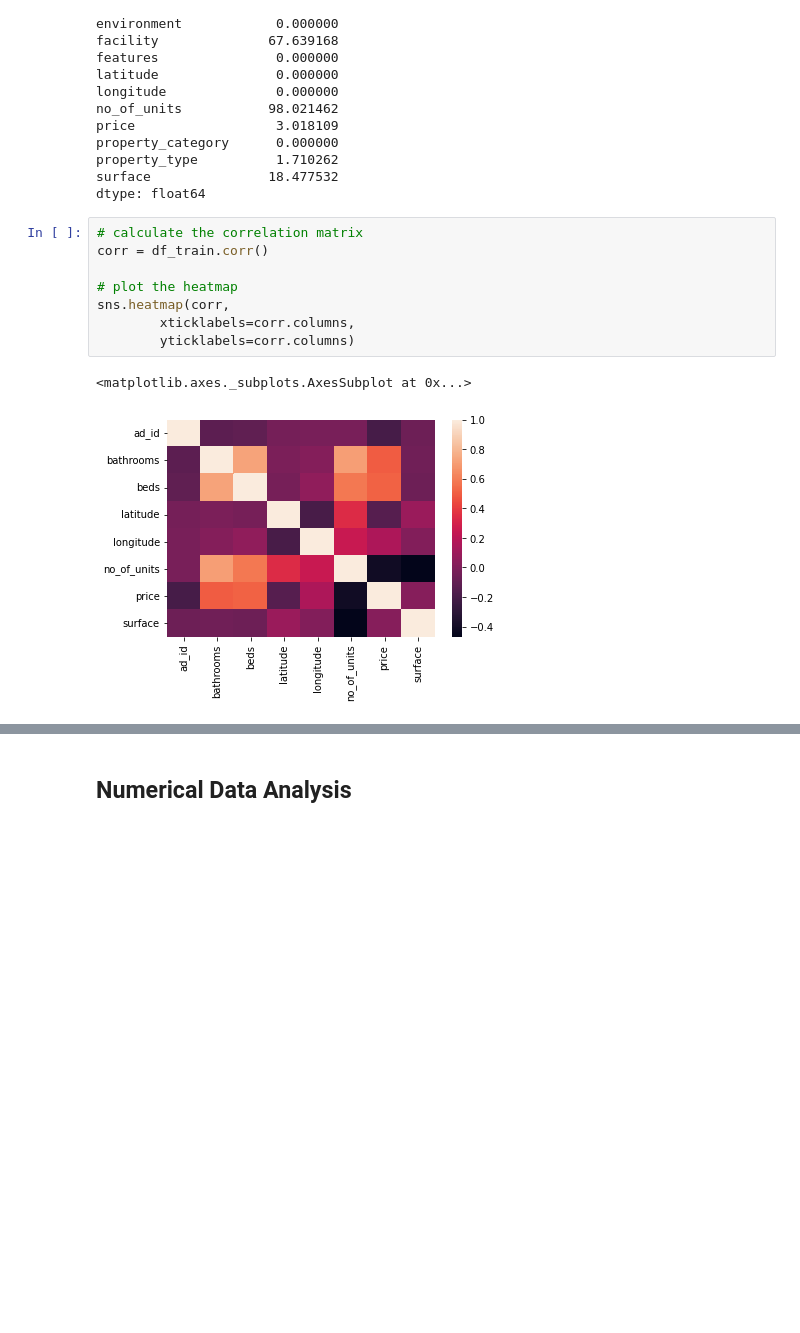
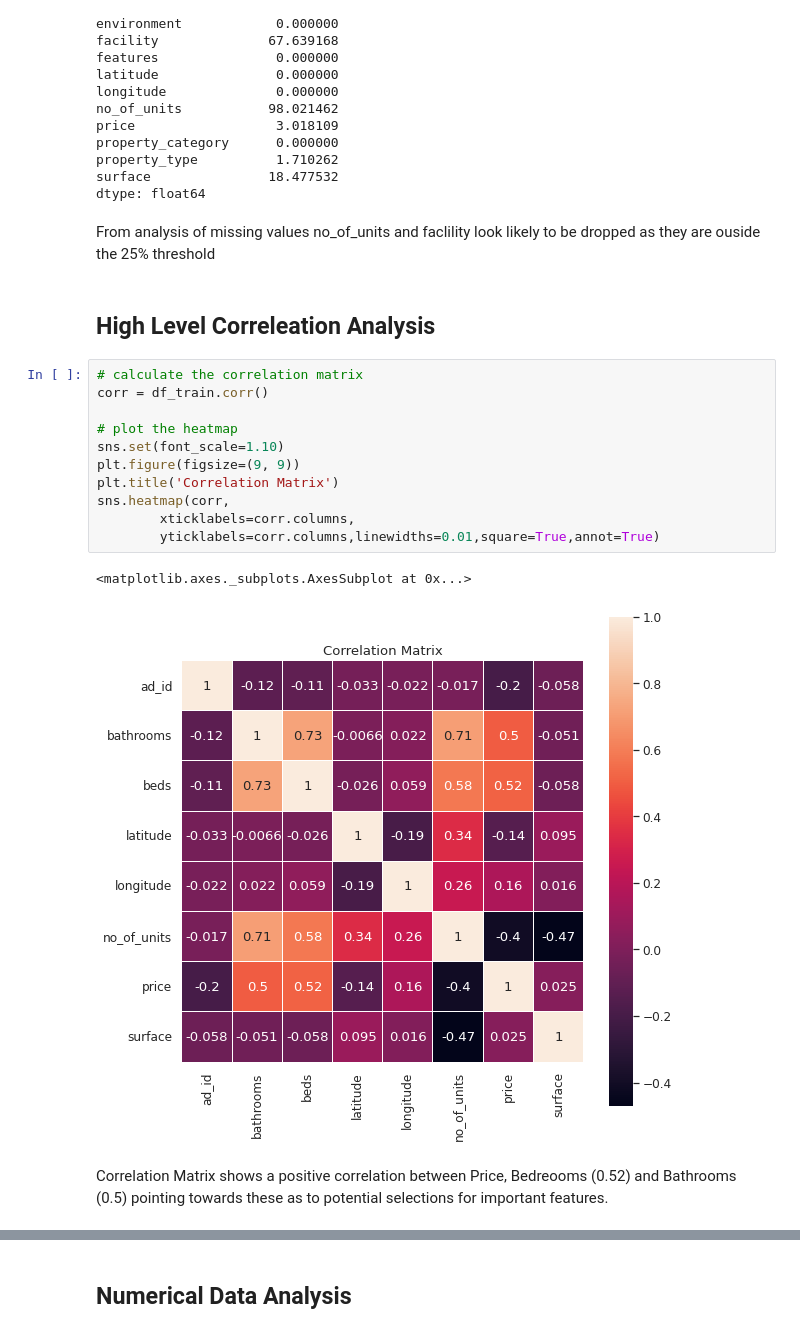
Before and after one commit to andylynchul/ET5003_Assignments, a Jupyter notebook: Week 3/ET5003_Etivity2_ALynch_20208189.ipynb, the cells around one changed output, grey strips where cells are left out. Saved outputs shown, nothing was run; the diff lists cells and outputs as text; blank space fills up the shorter version.

```diff
--- a/Week 3/ET5003_Etivity2_ALynch_20208189.ipynb
+++ b/Week 3/ET5003_Etivity2_ALynch_20208189.ipynb
@@ -223,14 +231,23 @@ property_category      0.000000
 property_type          1.710262
 surface               18.477532
 dtype: float64
+# %% [markdown]
+From analysis of missing values no_of_units and faclility look likely to be dropped as they are ouside the 25% threshold
+# %% [markdown]
+## High Level Correleation Analysis
 # %%
 # calculate the correlation matrix
 corr = df_train.corr()
 
 # plot the heatmap
+sns.set(font_scale=1.10)
+plt.figure(figsize=(9, 9))
+plt.title('Correlation Matrix')
 sns.heatmap(corr,
         xticklabels=corr.columns,
-        yticklabels=corr.columns)
+        yticklabels=corr.columns,linewidths=0.01,square=True,annot=True)
 # %% [output]
 <matplotlib.axes._subplots.AxesSubplot at 0x...>
-[figure, old version]
+[figure, new version]
+# %% [markdown]
+Correlation Matrix shows a positive correlation between Price, Bedreooms (0.52) and Bathrooms (0.5) pointing towards these as to potential selections for important features.
```
Also changed, not shown: parts of 55 cells of this notebook.
